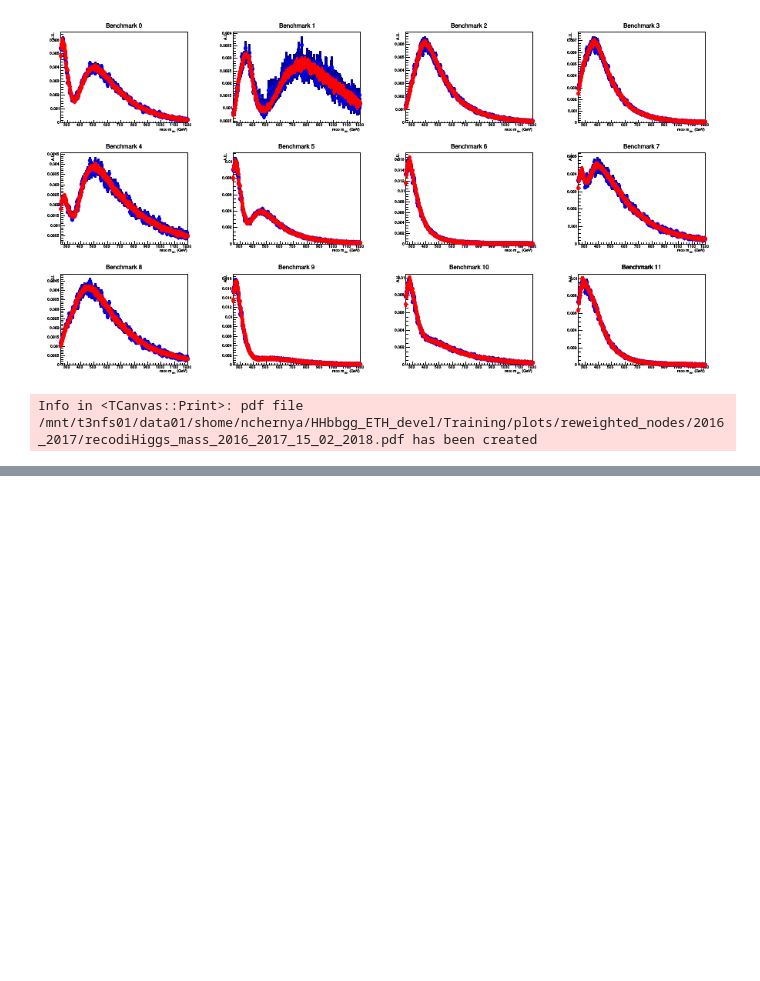
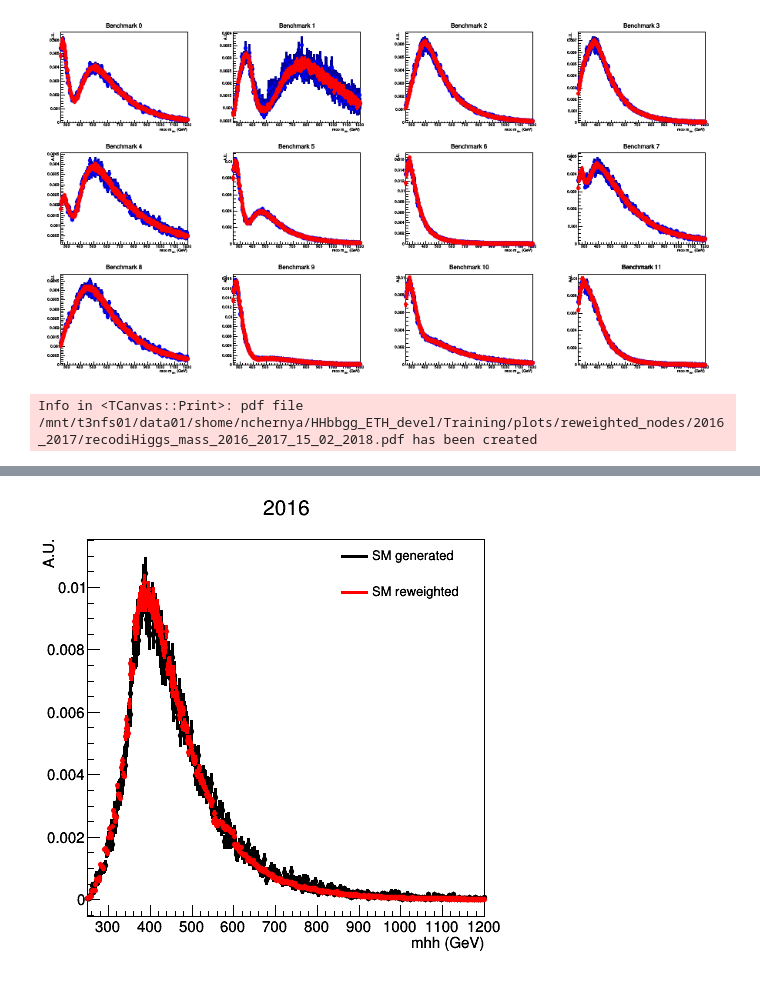
Before and after one commit to chernyavskaya/HHbbgg_ETH, a Jupyter notebook: Training/notebooks/makeHHreweightingHist.ipynb, the cells around one changed output, grey strips where cells are left out. Drawn from its saved outputs; the diff is of its cells as text; code cells hidden in the pictures; blank space fills up the shorter version.

Commit message:
comparison of generated and reweighted histograms

```diff
--- a/Training/notebooks/makeHHreweightingHist.ipynb
+++ b/Training/notebooks/makeHHreweightingHist.ipynb
@@ -186,0 +189,93 @@ Info in <TCanvas::Print>: pdf file /mnt/t3nfs01/data01/shome/nchernya/HHbbgg_ETH
+# %%
+infile_2016 = '/work/nchernya/CMSSW_9_4_9/src/flashgg/output_trees_nottH_nodeswithSM2016_11_03_2019/output_GluGluToHHTo2B2G_12nodes_13TeV-madgraph.root'
+infile_2017 = '/work/nchernya/CMSSW_9_4_9/src/flashgg/output_trees_nottH_nodeswithSM2017_11_03_2019/output_GluGluToHHTo2B2G_12nodes_13TeV-madgraph_correctedcfg.root'   #2017 nodes
+
+#SMfile_2016 = '/work/nchernya/CMSSW_9_4_9/src/flashgg/output_trees_nottH_properSM2016_11_03_2019/output_GluGluToHHTo2B2G_node_SM_13TeV-madgraph.root'
+SMfile_2016 = '/work/nchernya/HHbbgg_ETH_devel/root_files/ntuples_2016_20181210/output_GluGluToHHTo2B2G_node_SM_13TeV-madgraph.root'
+
+SMfile_2017 = '/work/nchernya/CMSSW_9_4_9/src/flashgg//output_GluGluToHHTo2B2G_node_SM_13TeV-madgraph_preliminary2017.root'
+#SMfile_2017 = '/work/nchernya/HHbbgg_ETH_devel/root_files/ntuples_2017_20181210/output_GluGluToHHTo2B2G_node_SM_13TeV-madgraph.root'
+
+plot_dir = '/work/nchernya/HHbbgg_ETH_devel/Training/plots/reweighted_nodes/reweighted_generated/'
+date = '13_03_2019'
+# %%
+c = TCanvas("c","c",500,500)
+name2017='GluGluToHHTo2B2G_12nodes_13TeV_madgraph_correctedcfg_13TeV_DoubleHTag_0'
+name2016='GluGluToHHTo2B2G_12nodes_13TeV_madgraph_13TeV_DoubleHTag_0'
+nameSM = 'GluGluToHHTo2B2G_node_SM_13TeV_madgraph_13TeV_DoubleHTag_0'
+nameGenSM = 'GluGluToHHTo2B2G_node_SM_13TeV_madgraph_13TeV_NoTag_0'
+nameGen2017='GluGluToHHTo2B2G_12nodes_13TeV_madgraph_correctedcfg_13TeV_NoTag_0'
+nameGen2016='GluGluToHHTo2B2G_12nodes_13TeV_madgraph_13TeV_NoTag_0'
+
+#distributions = ['MX','diphotonCandidatePtOverdiHiggsM','dijetCandidatePtOverdiHiggsM','diHiggs_pt']
+distributions = ['mhh']
+units = [' (GeV)','','',' (GeV)']
+ranges = [[500,250,1200],[100,0,3],[100,0,2],[500,0,1200]]
+
+#genreco ='tagsDumper'
+genreco = 'genDiphotonDumper'
+for year in [2016]:
+#for year in [2016,2017]:
+
+    if year==2016 :
+        name = name2016
+        infile = TFile(infile_2016)
+        infileSM = TFile(SMfile_2016)
+        nameGen = nameGen2016
+    else :
+        infile = TFile(infile_2017)
+        name = name2017
+        infileSM = TFile(SMfile_2017)
+        nameGen = nameGen2017
+    for num,distr in enumerate(distributions):
+        hists_list=[]
+        tree = infile.Get('%s/trees/%s'%(genreco,name))
+        treeGen = infile.Get('%s/trees/%s'%(genreco,nameGen))
+
+        hist_nodes = TH1F("hist_nodes_%d_%s"%(year,distr),"hist_nodes_%d_%s"%(year,distr),ranges[num][0],ranges[num][1],ranges[num][2])
+        hist_nodes.SetLineColor(2)
+        hist_nodes.SetMarkerColor(2)
+        tree.Draw("%s>>hist_nodes_%d_%s"%(distr,year,distr),"weight*benchmark_reweight_SM")
+        treeGen.Draw("%s>>+hist_nodes_%d_%s"%(distr,year,distr),"weight*benchmark_reweight_SM")
+        hist_nodes.Scale(1./hist_nodes.Integral())
+        hists_list.append(hist_nodes)
+
+        treeSM = infileSM.Get('%s/trees/%s'%(genreco,nameSM))
+        treeSMGen = infileSM.Get('%s/trees/%s'%(genreco,nameGenSM))
+
+        hist = TH1F("hist_SM_%d_%s"%(year,distr),"hist_SM_%d_%s"%(year,distr),ranges[num][0],ranges[num][1],ranges[num][2])
+        hist.SetLineColor(2)
+        hist.SetMarkerColor(2)
+        treeSM.Draw("%s>>hist_SM_%d_%s"%(distr,year,distr),"weight")
+        treeSMGen.Draw("%s>>+hist_SM_%d_%s"%(distr,year,distr),"weight")
+
+
+        hist.Scale(1./hist.Integral())
+        hist.SetLineColor(1)
+        hist.SetMarkerColor(1)
+
+        hist.SetTitle('%d'%year)
+        hist.GetYaxis().SetTitle('A.U.')
+        hist.GetYaxis().SetTitleOffset(1.4)
+        hist.GetXaxis().SetTitle(distr +units[num])
+        ROOT.gStyle.SetOptTitle(1)
+        ROOT.gStyle.SetOptStat(0)
+        leg = TLegend(0.6,0.75,0.9,0.9)
+        leg.AddEntry(hist,"SM generated" ,"L")
+        leg.AddEntry(hist_nodes,"SM reweighted" ,"L")
+        leg.SetFillStyle(-1)
+        leg.SetBorderSize(0)
+        leg.SetTextFont(42)
+        leg.SetTextSize(0.03)
+        leg.Draw()
+
+
+        hist.Draw("APsame")
+        hists_list.append(hist)
+        hist_nodes.Draw("same")
+        hists_list.append(hist_nodes)
+
+        c.Draw()
+        c.SaveAs(plot_dir+'comparison_reweighred_%s_%d_%s_'%(genreco,year,distr)+date+'.pdf')
+# %% [output]
+[figure, added]
```
Also changed, not shown: parts of 3 cells of this notebook.
